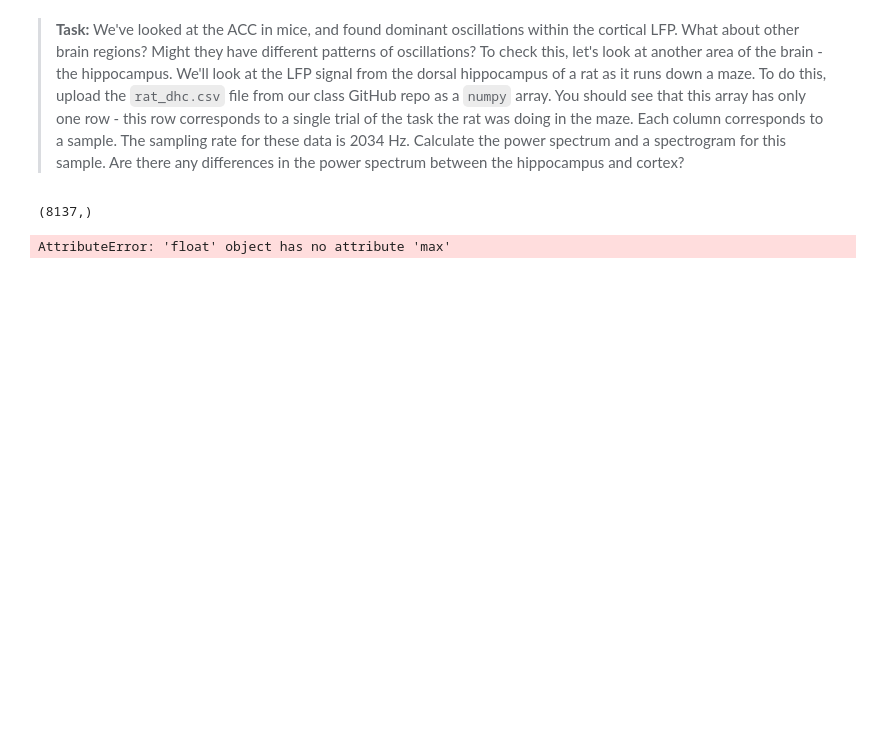
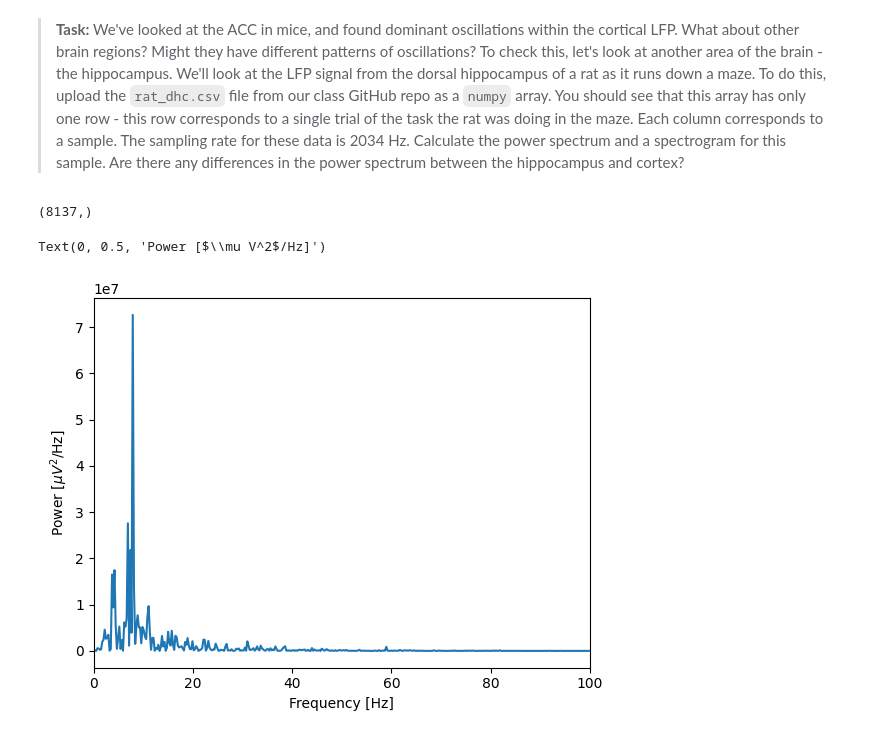
Before and after one commit to riggij-sys/Jake-Riggi-Repository, a Jupyter notebook: notebooks/PSD_04_09_26.ipynb, the cells around one changed output. Saved outputs shown, nothing was run; the diff lists cells and outputs as text; code cells hidden in the pictures; blank space fills up the shorter version.

```diff
--- a/notebooks/PSD_04_09_26.ipynb
+++ b/notebooks/PSD_04_09_26.ipynb
@@ -203,36 +203,34 @@ Text(0, 0.5, 'Frequency [Hz]')
 # %%
 # Your code here!
 url2="https://raw.githubusercontent.com/hallockh/neur_265_spring2026/refs/heads/main/data/rat_dhc.csv"
 rat_dhc=np.loadtxt(url2, delimiter = ',')
 
 print(rat_dhc.shape)
 
-time2=(0,8137/2034,8137)
+time_2=(0,8137/2034,8137)
 
 x = rat_dhc
-dt = time2[1] - time2[0]
+dt = time[1]-time[0]
 N = x.shape[0]
-T = N * dt
+T = N*dt
 
 
 
+xf = np.fft.fft(x - x.mean())                  # Compute Fourier transform of x
+Sxx = 2 * dt ** 2 / T * (xf * np.conj(xf)) # Compute spectrum
+Sxx = Sxx[:int(len(x) / 2)]             # Ignore negative frequencies
 
+df = 1 / T.max()                        # Determine frequency resolution
+fNQ = 1 / dt / 2                        # Determine Nyquist frequency
+faxis = np.arange(0,fNQ,df)                # Construct frequency axis
+
+plt.plot(faxis[:-1], np.real(Sxx))                  # Plot spectrum vs frequency
+plt.xlim([0, 100])                          # Select frequency range
+plt.xlabel('Frequency [Hz]')                # Label the axes
+plt.ylabel('Power [$\mu V^2$/Hz]')
 
 #I could  not get this to work, could have been because of something earlier in the notebook
 # %% [output]
 (8137,)
+Text(0, 0.5, 'Power [$\\mu V^2$/Hz]')
+[figure, added]
-# %%
-xf = np.fft.fft(x - x.mean())                  # Compute Fourier transform of x
-Sxx = 2 * dt ** 2 / T * (xf * np.conj(xf)) # Compute spectrum
-Sxx = Sxx[:int(len(x) / 2)]             # Ignore negative frequencies
-
-df = 1 / T.max()                        # Determine frequency resolution
-fNQ = 1 / dt / 2                        # Determine Nyquist frequency
-faxis = np.arange(0,fNQ,df)                # Construct frequency axis
-
-plt.plot(faxis[:-1], np.real(Sxx))                  # Plot spectrum vs frequency
-plt.xlim([0, 100])                          # Select frequency range
-plt.xlabel('Frequency [Hz]')                # Label the axes
-plt.ylabel('Power [$\mu V^2$/Hz]')
-# %% [output]
-AttributeError: 'float' object has no attribute 'max'
```
Also changed, not shown: parts of 1 cell of this notebook.
